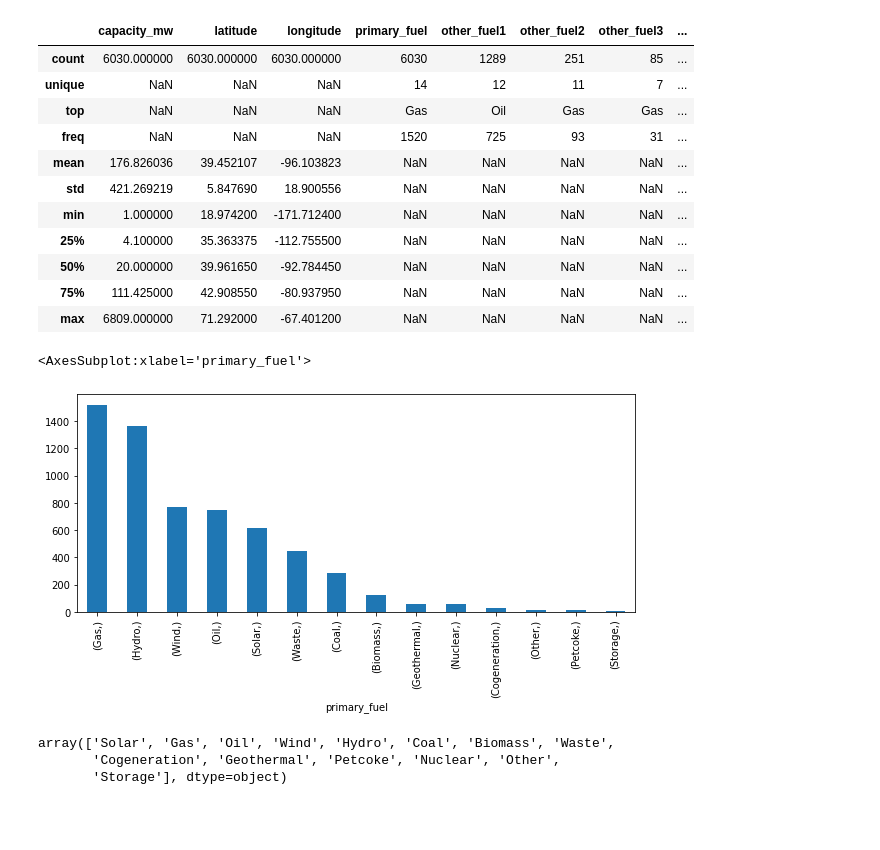
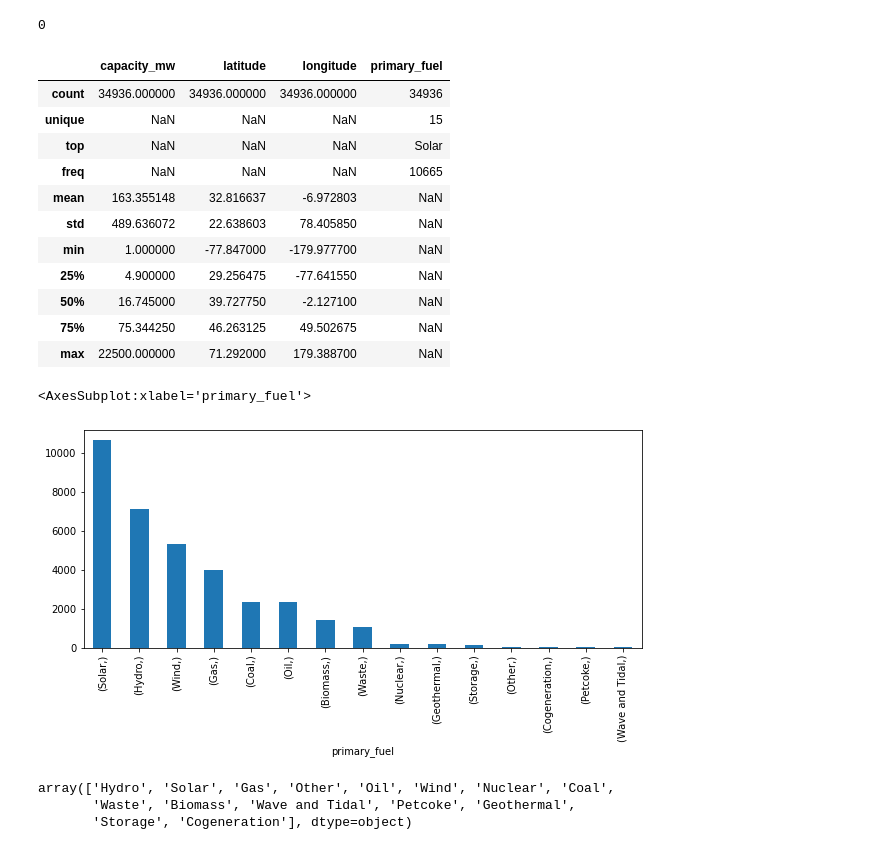
Before and after one commit to tomashbk/solar_wind_power_plants_prediction, a Jupyter notebook: notebooks/0.1-first-EDA.ipynb, the cells around one changed output. Saved outputs shown, nothing was run; the diff lists cells and outputs as text; code cells hidden in the pictures; blank space fills up the shorter version.

```diff
--- a/notebooks/0.1-first-EDA.ipynb
+++ b/notebooks/0.1-first-EDA.ipynb
@@ -9,8 +9,24 @@ import seaborn as sns
 dir_data_raw = pyhere.here().resolve().joinpath("data", "raw")
 dir_data_interim = pyhere.here().resolve().joinpath("data", "interim")
 # %%
-columns = ['capacity_mw', 'latitude', 'longitude', 'primary_fuel', 'commissioning_year', 'year_of_capacity_data', 'other_fuel1', 'other_fuel2', 'other_fuel3', 'generation_gwh_2013',
-           'generation_gwh_2014', 'generation_gwh_2015', 'generation_gwh_2016', 'generation_gwh_2017', 'generation_gwh_2018', 'generation_gwh_2019', 'generation_data_source']
+columns = ['capacity_mw',
+            'latitude',
+            'longitude',
+            'primary_fuel',
+        #    'commissioning_year',
+        #    'year_of_capacity_data'#,
+        #    'other_fuel1',
+        #    'other_fuel2',
+        #    'other_fuel3',
+        #     'generation_gwh_2013',
+        #    'generation_gwh_2014',
+        #    'generation_gwh_2015',
+        #    'generation_gwh_2016',
+        #    'generation_gwh_2017',
+        #    'generation_gwh_2018',
+        #    'generation_gwh_2019',
+        #    'generation_data_source'
+        ]
 df_power_plants = pd.read_csv(dir_data_raw/"global_power_plant_database.csv", usecols=columns, engine='python')
 # %%
 df_power_plants.head()
@@ -89,32 +108,35 @@ df_power_plants.describe(include='all')
 # %%
 # df_power_plants['generation_gwh_2013'].notna()
-df_power_plants_with_generation_not_nan = df_power_plants.loc[df_power_plants['generation_gwh_2013'].notna() & df_power_plants['generation_gwh_2014'].notna() & df_power_plants['generation_gwh_2015'].notna() & df_power_plants['generation_gwh_2016'].notna() & df_power_plants['generation_gwh_2017'].notna() & df_power_plants['generation_gwh_2018'].notna() & df_power_plants['generation_gwh_2019'].notna()]
-df_power_plants_with_generation_not_nan.reset_index(drop = True, inplace=True)
+# df_power_plants_with_generation_not_nan = df_power_plants.loc[df_power_plants['generation_gwh_2013'].notna() & df_power_plants['generation_gwh_2014'].notna() & df_power_plants['generation_gwh_2015'].notna() & df_power_plants['generation_gwh_2016'].notna() & df_power_plants['generation_gwh_2017'].notna() & df_power_plants['generation_gwh_2018'].notna() & df_power_plants['generation_gwh_2019'].notna()]
+# df_power_plants_with_generation_not_nan.reset_index(drop = True, inplace=True)
+df_power_plants['capacity_mw'].isna().sum()
+# %% [output]
+0
 # %%
-df_power_plants_with_generation_not_nan.describe(include='all')
+df_power_plants.describe(include='all')
 # %% [output]
-|  | capacity_mw | latitude | longitude | primary_fuel | other_fuel1 | other_fuel2 | other_fuel3 | ... |
-| count | 6030.000000 | 6030.000000 | 6030.000000 | 6030 | 1289 | 251 | 85 | ... |
-| unique | NaN | NaN | NaN | 14 | 12 | 11 | 7 | ... |
-| top | NaN | NaN | NaN | Gas | Oil | Gas | Gas | ... |
-| freq | NaN | NaN | NaN | 1520 | 725 | 93 | 31 | ... |
-| mean | 176.826036 | 39.452107 | -96.103823 | NaN | NaN | NaN | NaN | ... |
-| std | 421.269219 | 5.847690 | 18.900556 | NaN | NaN | NaN | NaN | ... |
-| min | 1.000000 | 18.974200 | -171.712400 | NaN | NaN | NaN | NaN | ... |
-| 25% | 4.100000 | 35.363375 | -112.755500 | NaN | NaN | NaN | NaN | ... |
-| 50% | 20.000000 | 39.961650 | -92.784450 | NaN | NaN | NaN | NaN | ... |
-| 75% | 111.425000 | 42.908550 | -80.937950 | NaN | NaN | NaN | NaN | ... |
-| max | 6809.000000 | 71.292000 | -67.401200 | NaN | NaN | NaN | NaN | ... |
+|  | capacity_mw | latitude | longitude | primary_fuel |
+| count | 34936.000000 | 34936.000000 | 34936.000000 | 34936 |
+| unique | NaN | NaN | NaN | 15 |
+| top | NaN | NaN | NaN | Solar |
+| freq | NaN | NaN | NaN | 10665 |
+| mean | 163.355148 | 32.816637 | -6.972803 | NaN |
+| std | 489.636072 | 22.638603 | 78.405850 | NaN |
+| min | 1.000000 | -77.847000 | -179.977700 | NaN |
+| 25% | 4.900000 | 29.256475 | -77.641550 | NaN |
+| 50% | 16.745000 | 39.727750 | -2.127100 | NaN |
+| 75% | 75.344250 | 46.263125 | 49.502675 | NaN |
+| max | 22500.000000 | 71.292000 | 179.388700 | NaN |
 # %%
 plt.figure(figsize=(10,4))
-df_power_plants_with_generation_not_nan[['primary_fuel']].value_counts().plot.bar()
+df_power_plants[['primary_fuel']].value_counts().plot.bar()
 # %% [output]
 <AxesSubplot:xlabel='primary_fuel'>
-[figure, old version]
+[figure, new version]
 # %%
-df_power_plants_with_generation_not_nan['primary_fuel'].unique()
+df_power_plants['primary_fuel'].unique()
 # %% [output]
-array(['Solar', 'Gas', 'Oil', 'Wind', 'Hydro', 'Coal', 'Biomass', 'Waste',
-       'Cogeneration', 'Geothermal', 'Petcoke', 'Nuclear', 'Other',
-       'Storage'], dtype=object)
+array(['Hydro', 'Solar', 'Gas', 'Other', 'Oil', 'Wind', 'Nuclear', 'Coal',
+       'Waste', 'Biomass', 'Wave and Tidal', 'Petcoke', 'Geothermal',
+       'Storage', 'Cogeneration'], dtype=object)
 # %%
```
Also changed, not shown: parts of 11 cells of this notebook, 2 other files.
